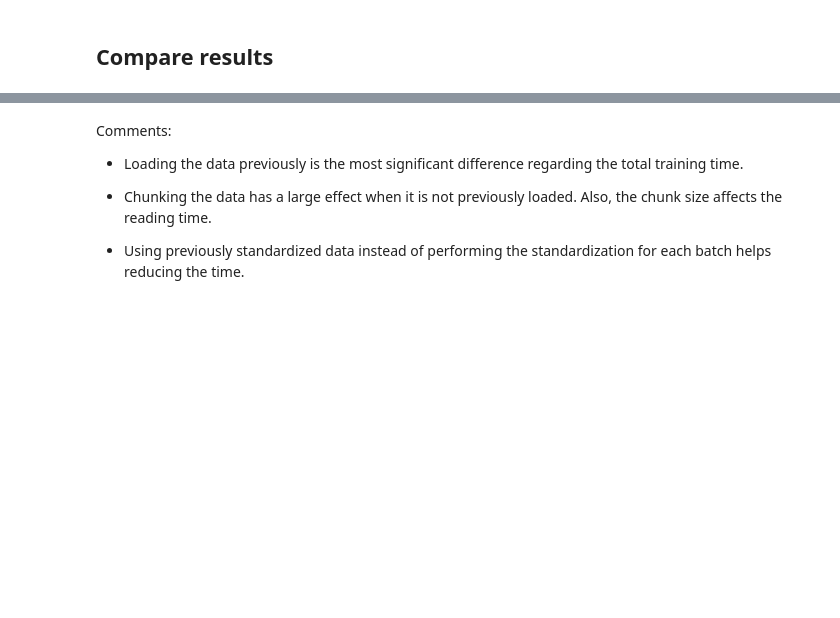
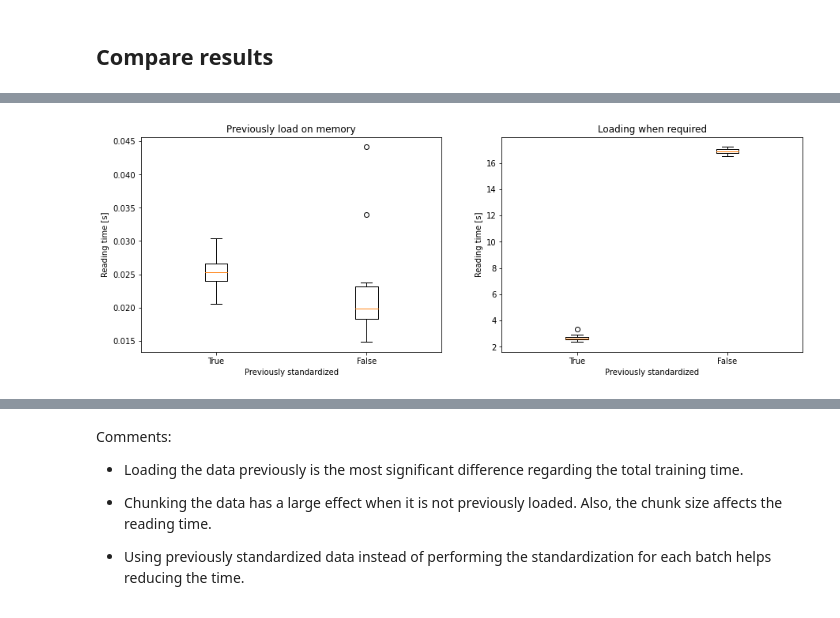
Before and after one commit to deepsphere/deepsphere-weather, a Jupyter notebook: notebooks/benchmark_training_time.ipynb, the cells around one changed output, grey strips where cells are left out. Drawn from its saved outputs; the diff is of its cells as text; code cells hidden in the pictures; blank space fills up the shorter version.

```diff
--- a/notebooks/benchmark_training_time.ipynb
+++ b/notebooks/benchmark_training_time.ipynb
@@ -699,19 +701,21 @@ plt.show()
 # %%
-times_plot = [t1, t2, t6, t7]
+times_plot = [times1, times2, times6, times7]
 
 t_loaded = [t for t in times_plot if t.loaded_in_memory]
 t_not_loaded = [t for t in times_plot if not t.loaded_in_memory]
 
 fig, ax = plt.subplots(1,2,figsize=(15,5))
 
 ax[0].set_title('Previously load on memory')
 ax[1].set_title('Loading when required')
 
 for i, t_list in enumerate([t_loaded, t_not_loaded]):
     ax[i].boxplot([t.times for t in t_list])
     ax[i].set_xticklabels([t.standardized for t in t_list])
     ax[i].set_xlabel('Previously standardized')
     ax[i].set_ylabel('Reading time [s]')
 
 plt.show()
+# %% [output]
+[figure, added]
 # %%
```
Also changed, not shown: parts of 13 cells of this notebook.
